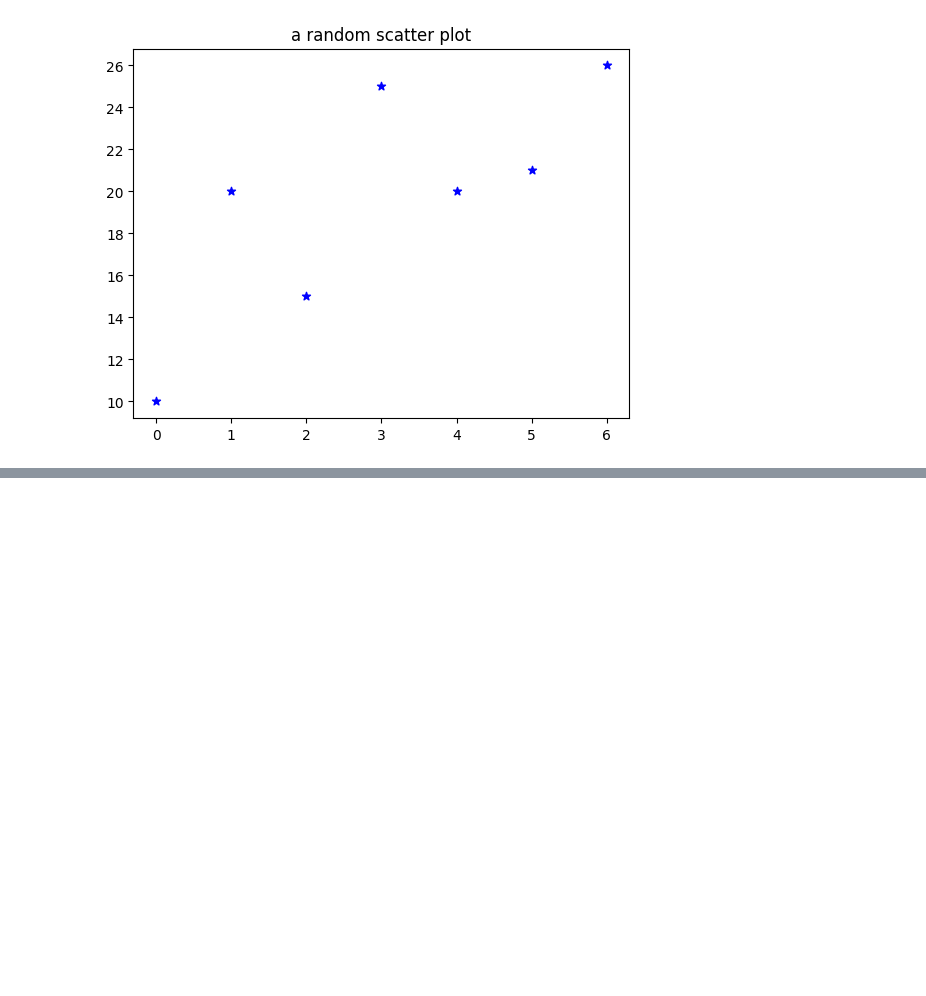
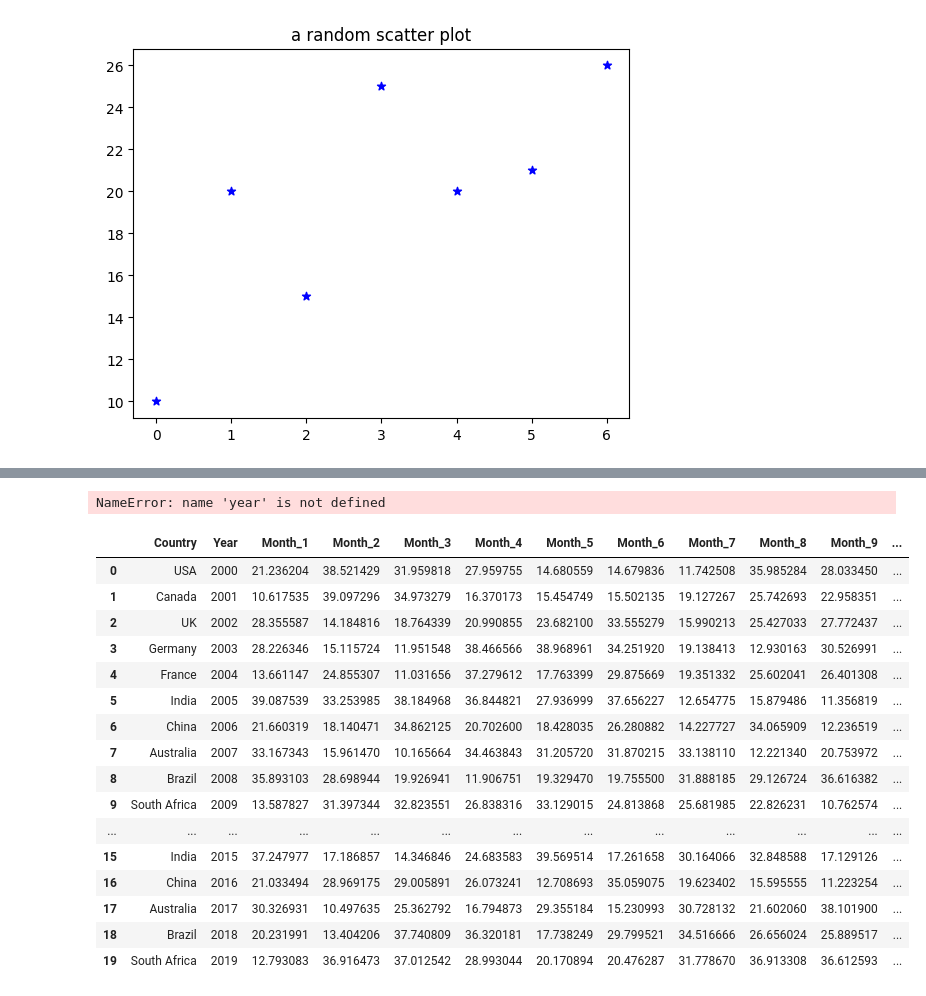
Before and after one commit to Avinash2003-11/Machine-learning, a Jupyter notebook: ML.ipynb, the cells around one changed output, grey strips where cells are left out. Cells and saved outputs as stored; diff of their text form; code cells hidden in the pictures; blank space fills up the shorter version.

```diff
--- a/exp.ipynb
+++ b/ML.ipynb
@@ -525,0 +565,26 @@ plt.show()
+# %%
+np.array(year)
+# %% [output]
+NameError: name 'year' is not defined
+# %%
+import pandas as pd
+df = pd.read_csv("./data/temperature_trends_with_countries.csv")
+df
+# %% [output]
+|  | Country | Year | Month_1 | Month_2 | Month_3 | Month_4 | Month_5 | Month_6 | Month_7 | Month_8 | Month_9 | ... |
+| 0 | USA | 2000 | 21.236204 | 38.521429 | 31.959818 | 27.959755 | 14.680559 | 14.679836 | 11.742508 | 35.985284 | 28.033450 | ... |
+| 1 | Canada | 2001 | 10.617535 | 39.097296 | 34.973279 | 16.370173 | 15.454749 | 15.502135 | 19.127267 | 25.742693 | 22.958351 | ... |
+| 2 | UK | 2002 | 28.355587 | 14.184816 | 18.764339 | 20.990855 | 23.682100 | 33.555279 | 15.990213 | 25.427033 | 27.772437 | ... |
+| 3 | Germany | 2003 | 28.226346 | 15.115724 | 11.951548 | 38.466566 | 38.968961 | 34.251920 | 19.138413 | 12.930163 | 30.526991 | ... |
+| 4 | France | 2004 | 13.661147 | 24.855307 | 11.031656 | 37.279612 | 17.763399 | 29.875669 | 19.351332 | 25.602041 | 26.401308 | ... |
+| 5 | India | 2005 | 39.087539 | 33.253985 | 38.184968 | 36.844821 | 27.936999 | 37.656227 | 12.654775 | 15.879486 | 11.356819 | ... |
+| 6 | China | 2006 | 21.660319 | 18.140471 | 34.862125 | 20.702600 | 18.428035 | 26.280882 | 14.227727 | 34.065909 | 12.236519 | ... |
+| 7 | Australia | 2007 | 33.167343 | 15.961470 | 10.165664 | 34.463843 | 31.205720 | 31.870215 | 33.138110 | 12.221340 | 20.753972 | ... |
+| 8 | Brazil | 2008 | 35.893103 | 28.698944 | 19.926941 | 11.906751 | 19.329470 | 19.755500 | 31.888185 | 29.126724 | 36.616382 | ... |
+| 9 | South Africa | 2009 | 13.587827 | 31.397344 | 32.823551 | 26.838316 | 33.129015 | 24.813868 | 25.681985 | 22.826231 | 10.762574 | ... |
+| ... | ... | ... | ... | ... | ... | ... | ... | ... | ... | ... | ... | ... |
+| 15 | India | 2015 | 37.247977 | 17.186857 | 14.346846 | 24.683583 | 39.569514 | 17.261658 | 30.164066 | 32.848588 | 17.129126 | ... |
+| 16 | China | 2016 | 21.033494 | 28.969175 | 29.005891 | 26.073241 | 12.708693 | 35.059075 | 19.623402 | 15.595555 | 11.223254 | ... |
+| 17 | Australia | 2017 | 30.326931 | 10.497635 | 25.362792 | 16.794873 | 29.355184 | 15.230993 | 30.728132 | 21.602060 | 38.101900 | ... |
+| 18 | Brazil | 2018 | 20.231991 | 13.404206 | 37.740809 | 36.320181 | 17.738249 | 29.799521 | 34.516666 | 26.656024 | 25.889517 | ... |
+| 19 | South Africa | 2019 | 12.793083 | 36.916473 | 37.012542 | 28.993044 | 20.170894 | 20.476287 | 31.778670 | 36.913308 | 36.612593 | ... |
```
Also changed, not shown: parts of 4 cells of this notebook, 3 other files.
